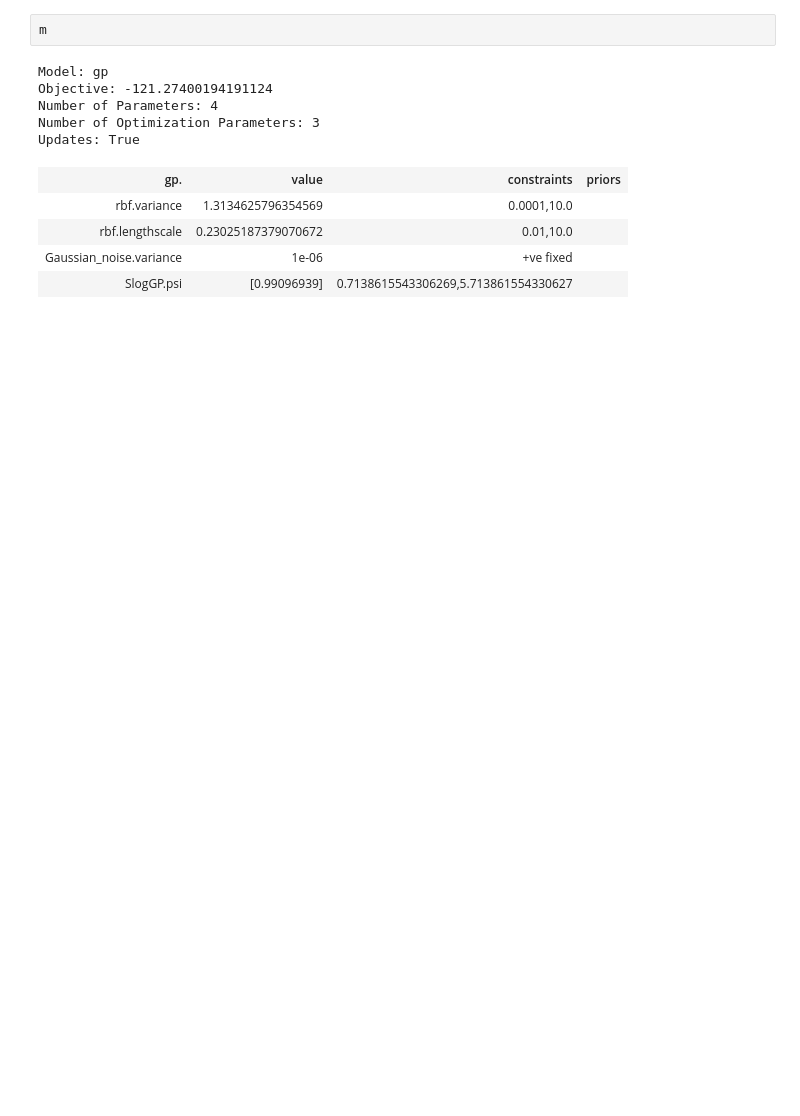
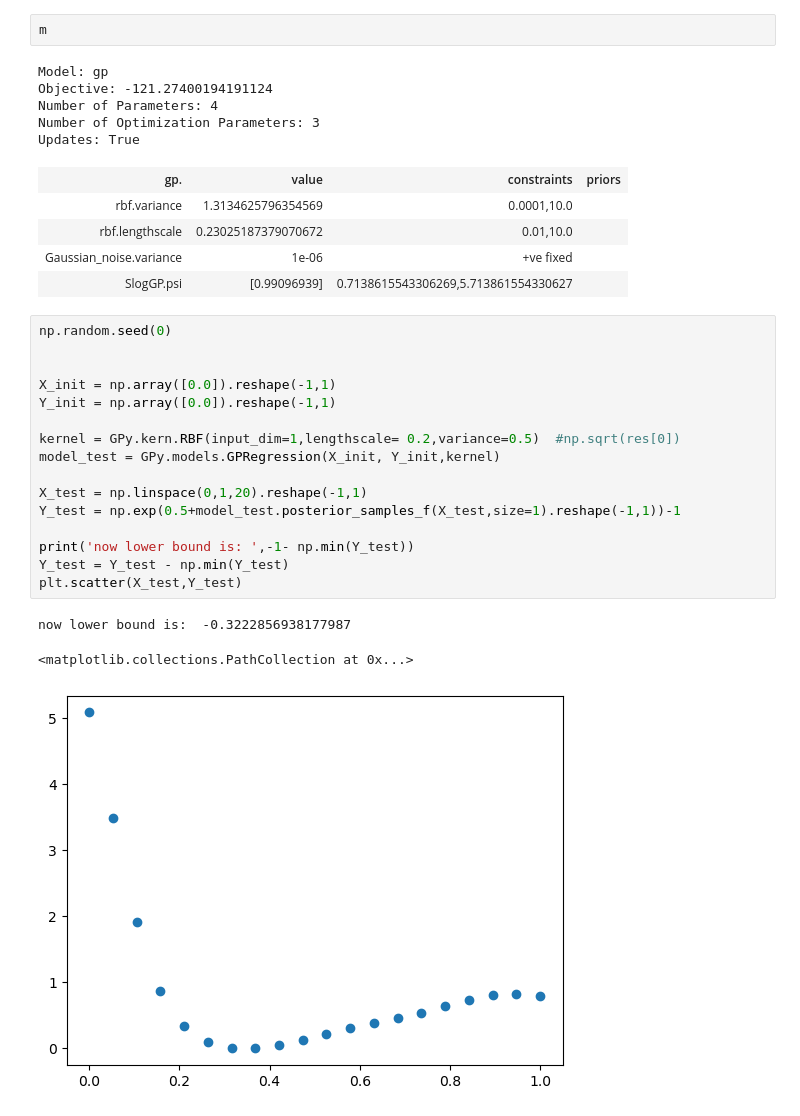
Before and after one commit to HanyangHenry-Wang/SLogGP_KnownBoundary, a Jupyter notebook: test_accuracy_SLogGP.ipynb, the cells around one changed output. Cells and saved outputs as stored; diff of their text form; blank space fills up the shorter version.

```diff
--- a/test_accuracy_SLogGP.ipynb
+++ b/test_accuracy_SLogGP.ipynb
@@ -58,3 +55,23 @@ Updates: True
 | rbf.lengthscale | 0.23025187379070672 | 0.01,10.0 |  |
 | Gaussian_noise.variance | 1e-06 | +ve fixed |  |
 | SlogGP.psi | [0.99096939] | 0.7138615543306269,5.713861554330627 |  |
+# %%
+np.random.seed(0)
+
+
+X_init = np.array([0.0]).reshape(-1,1)
+Y_init = np.array([0.0]).reshape(-1,1)
+
+kernel = GPy.kern.RBF(input_dim=1,lengthscale= 0.2,variance=0.5)  #np.sqrt(res[0])
+model_test = GPy.models.GPRegression(X_init, Y_init,kernel)
+
+X_test = np.linspace(0,1,20).reshape(-1,1)
+Y_test = np.exp(0.5+model_test.posterior_samples_f(X_test,size=1).reshape(-1,1))-1
+
+print('now lower bound is: ',-1- np.min(Y_test))
+Y_test = Y_test - np.min(Y_test)
+plt.scatter(X_test,Y_test)
+# %% [output]
+now lower bound is:  -0.3222856938177987
+<matplotlib.collections.PathCollection at 0x...>
+[figure, added]
```
Also changed, not shown: parts of 16 cells of this notebook, 9 other files.
